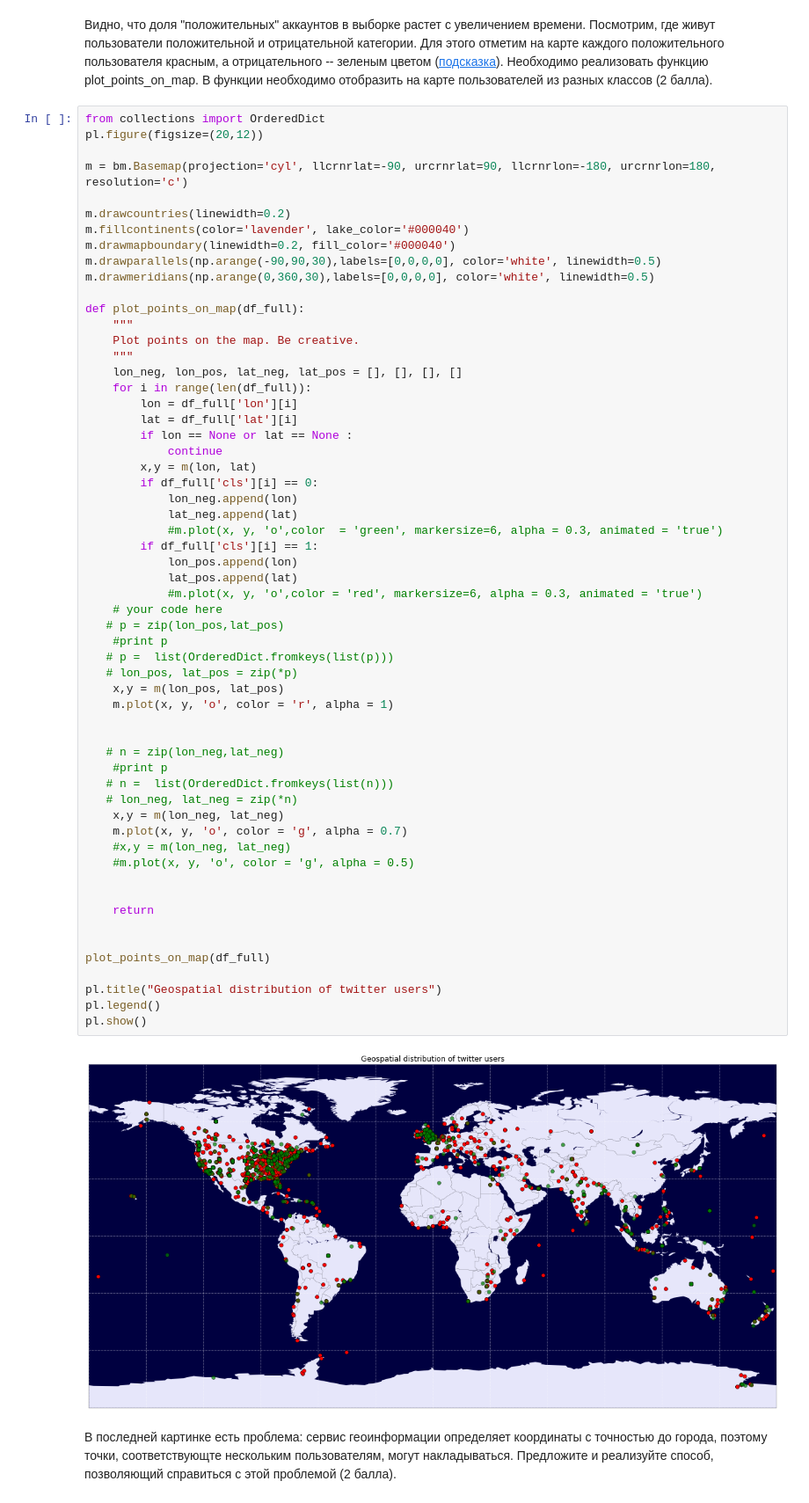
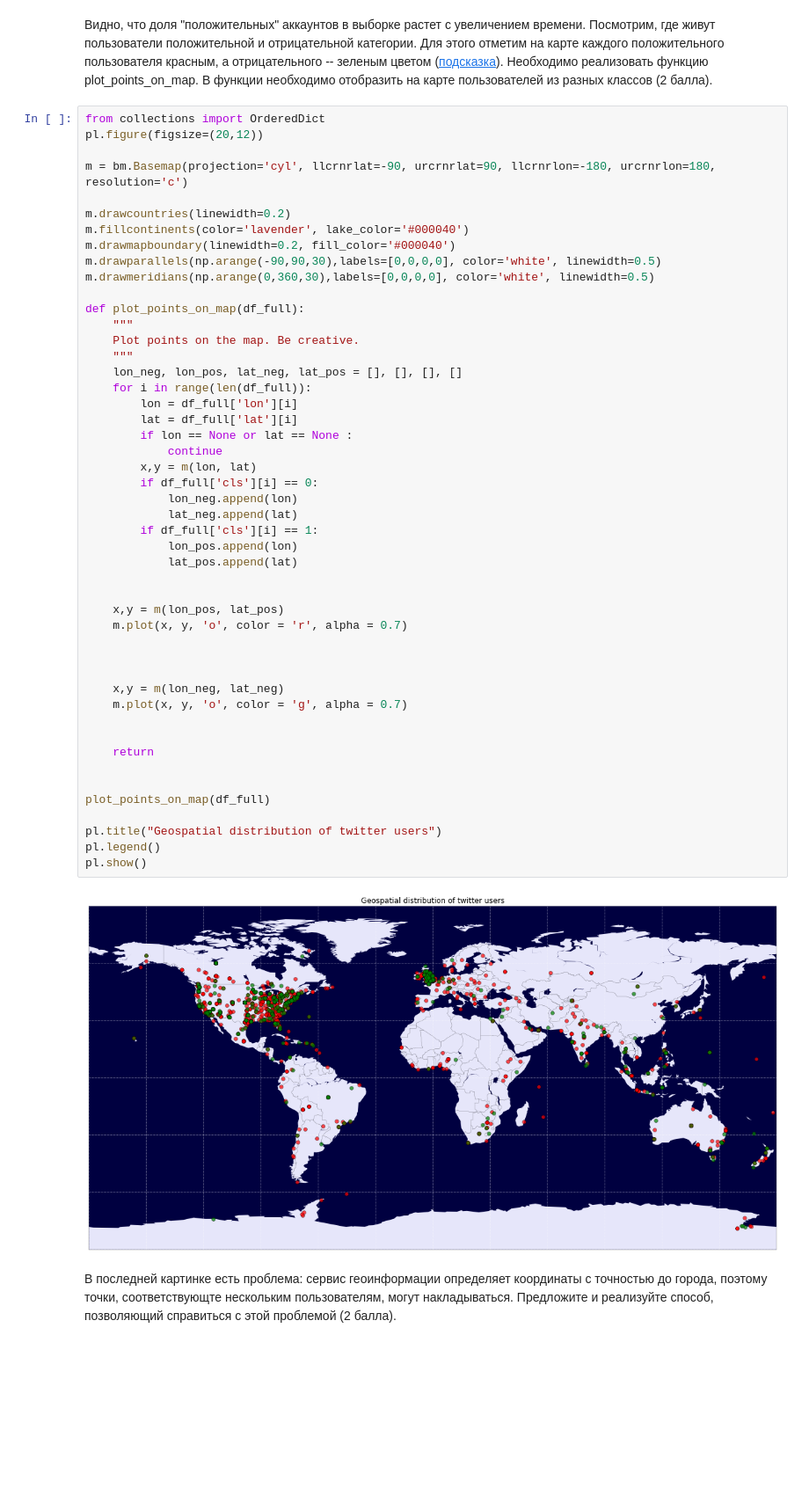
Before and after one commit to lkosh/DataMining, a Jupyter notebook: l1/homework-1-st.ipynb, the cells around one changed output. Shown at 88% size. Cells and saved outputs as stored; diff of their text form; blank space fills up the shorter version.

```diff
--- a/l1/homework-1-st.ipynb
+++ b/l1/homework-1-st.ipynb
@@ -384,49 +353,39 @@ def plot_points_on_map(df_full):
     Plot points on the map. Be creative.
     """
     lon_neg, lon_pos, lat_neg, lat_pos = [], [], [], []
     for i in range(len(df_full)):
         lon = df_full['lon'][i]
         lat = df_full['lat'][i]
         if lon == None or lat == None :
             continue
         x,y = m(lon, lat)
         if df_full['cls'][i] == 0:
             lon_neg.append(lon)
             lat_neg.append(lat)
-            #m.plot(x, y, 'o',color  = 'green', markersize=6, alpha = 0.3, animated = 'true')
         if df_full['cls'][i] == 1:
             lon_pos.append(lon)
             lat_pos.append(lat)
-            #m.plot(x, y, 'o',color = 'red', markersize=6, alpha = 0.3, animated = 'true')
-    # your code here
-   # p = zip(lon_pos,lat_pos)
-    #print p
-   # p =  list(OrderedDict.fromkeys(list(p)))
-   # lon_pos, lat_pos = zip(*p)
-    x,y = m(lon_pos, lat_pos)
-    m.plot(x, y, 'o', color = 'r', alpha = 1)
 
 
-   # n = zip(lon_neg,lat_neg)
-    #print p
-   # n =  list(OrderedDict.fromkeys(list(n)))
-   # lon_neg, lat_neg = zip(*n)
+    x,y = m(lon_pos, lat_pos)
+    m.plot(x, y, 'o', color = 'r', alpha = 0.7)
+
+
+
     x,y = m(lon_neg, lat_neg)
     m.plot(x, y, 'o', color = 'g', alpha = 0.7)
-    #x,y = m(lon_neg, lat_neg)
-    #m.plot(x, y, 'o', color = 'g', alpha = 0.5)
 
 
     return
 
 
 plot_points_on_map(df_full)
 
 pl.title("Geospatial distribution of twitter users")
 pl.legend()
 pl.show()
 # %% [output]
-[figure, old version]
+[figure, new version]
 # %% [markdown]
 В последней картинке есть проблема: сервис геоинформации определяет координаты с точностью до города, поэтому точки, соответствующте нескольким пользователям, могут накладываться. Предложите и реализуйте способ, позволяющий справиться с этой проблемой (2 балла).
 # %% [markdown]
```
Also changed, not shown: parts of 9 cells of this notebook.
